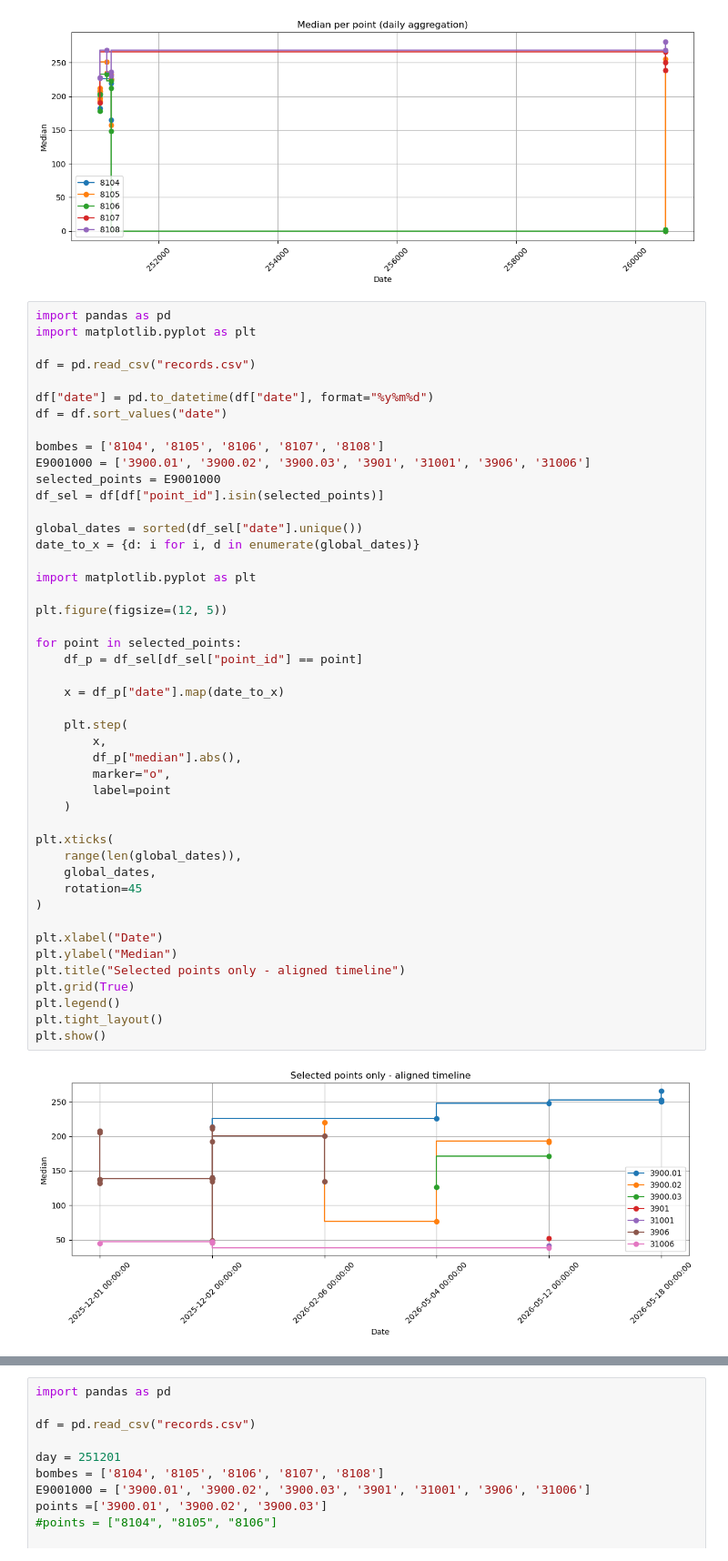
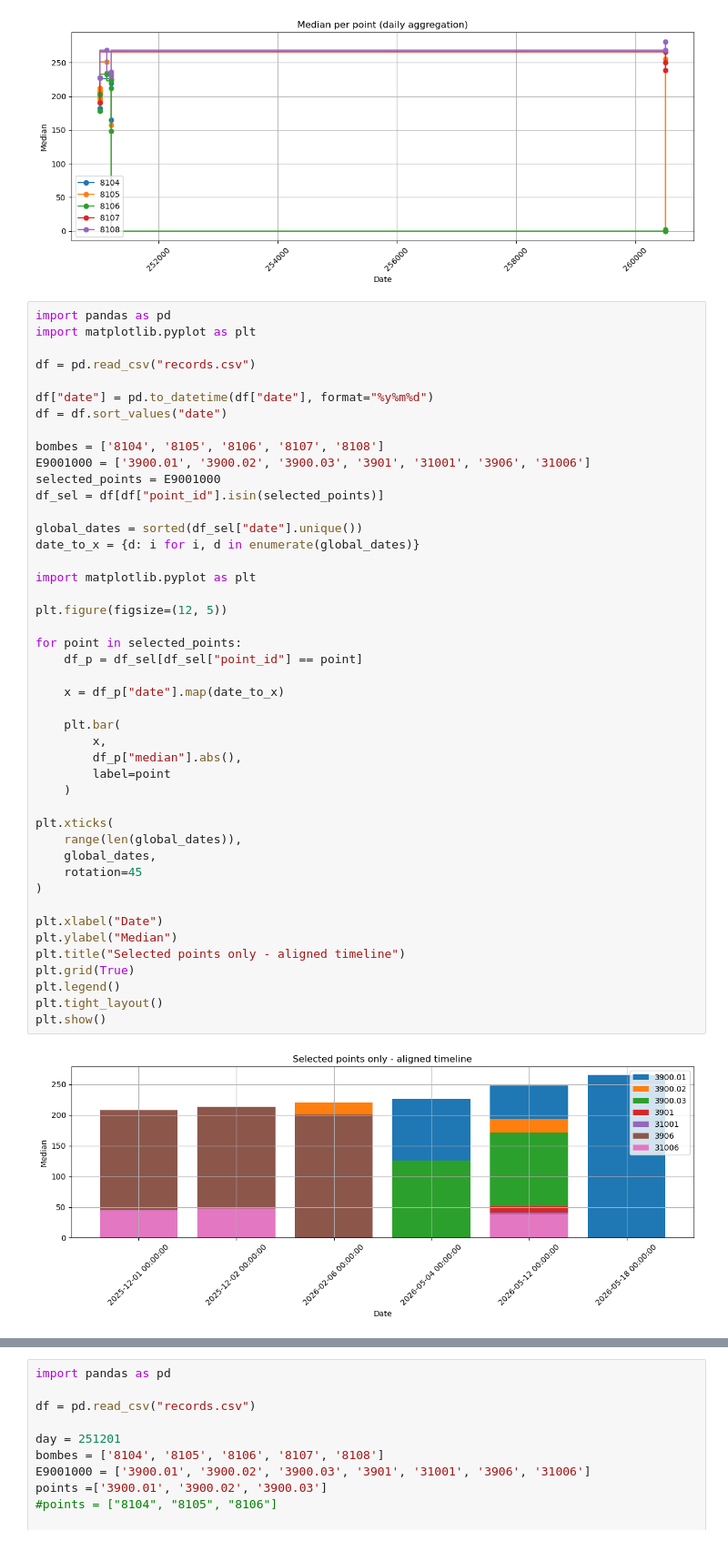
Before and after one commit to LeoDaVinci16/sxs, a Jupyter notebook: database/database.ipynb, the cells around one changed output, grey strips where cells are left out. Shown at 91% size. Saved outputs shown, nothing was run; the diff lists cells and outputs as text.

```diff
--- a/database/database.ipynb
+++ b/database/database.ipynb
@@ -430,33 +430,32 @@ global_dates = sorted(df_sel["date"].unique())
 date_to_x = {d: i for i, d in enumerate(global_dates)}
 
 import matplotlib.pyplot as plt
 
 plt.figure(figsize=(12, 5))
 
 for point in selected_points:
     df_p = df_sel[df_sel["point_id"] == point]
 
     x = df_p["date"].map(date_to_x)
 
-    plt.step(
+    plt.bar(
         x,
         df_p["median"].abs(),
-        marker="o",
         label=point
     )
 
 plt.xticks(
     range(len(global_dates)),
     global_dates,
     rotation=45
 )
 
 plt.xlabel("Date")
 plt.ylabel("Median")
 plt.title("Selected points only - aligned timeline")
 plt.grid(True)
 plt.legend()
 plt.tight_layout()
 plt.show()
 # %% [output]
-[figure, old version]
+[figure, new version]
```
Also changed, not shown: parts of 7 cells of this notebook, 8 other files.
